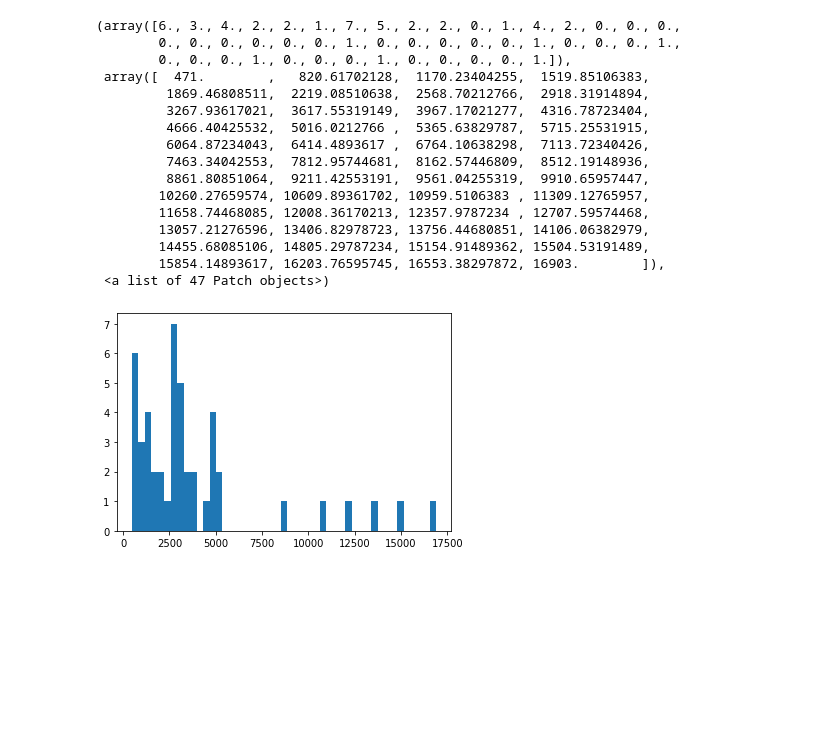
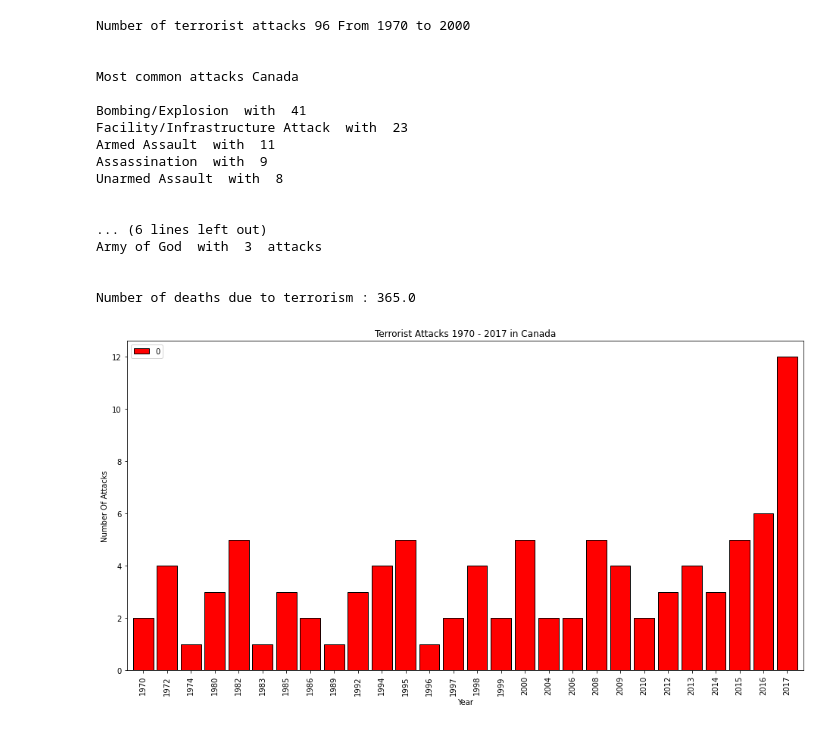
Before and after one commit to data301-2020-winter2/course-project-group_1020, a Jupyter notebook: analysis/nick/milestone1.ipynb, the cells around one changed output. Saved outputs shown, nothing was run; the diff lists cells and outputs as text; code cells hidden in the pictures; blank space fills up the shorter version.

```diff
--- a/analysis/nick/milestone1.ipynb
+++ b/analysis/nick/milestone1.ipynb
@@ -72,26 +87,21 @@ Year of the most attacks  1996
-# %%
-import matplotlib.pyplot as plt
-
-h =  [  len(df[df["year"] == i])  for i in set(df["year"])]
-
-
-
-plt.hist( h  , 47)
-# %% [output]
-(array([6., 3., 4., 2., 2., 1., 7., 5., 2., 2., 0., 1., 4., 2., 0., 0., 0.,
-        0., 0., 0., 0., 0., 0., 1., 0., 0., 0., 0., 0., 1., 0., 0., 0., 1.,
-        0., 0., 0., 1., 0., 0., 0., 1., 0., 0., 0., 0., 1.]),
- array([  471.        ,   820.61702128,  1170.23404255,  1519.85106383,
-         1869.46808511,  2219.08510638,  2568.70212766,  2918.31914894,
-         3267.93617021,  3617.55319149,  3967.17021277,  4316.78723404,
-         4666.40425532,  5016.0212766 ,  5365.63829787,  5715.25531915,
-         6064.87234043,  6414.4893617 ,  6764.10638298,  7113.72340426,
-         7463.34042553,  7812.95744681,  8162.57446809,  8512.19148936,
-         8861.80851064,  9211.42553191,  9561.04255319,  9910.65957447,
-        10260.27659574, 10609.89361702, 10959.5106383 , 11309.12765957,
-        11658.74468085, 12008.36170213, 12357.9787234 , 12707.59574468,
-        13057.21276596, 13406.82978723, 13756.44680851, 14106.06382979,
-        14455.68085106, 14805.29787234, 15154.91489362, 15504.53191489,
-        15854.14893617, 16203.76595745, 16553.38297872, 16903.        ]),
- <a list of 47 Patch objects>)
-[figure, removed]
+# %%
+cont("Canada")
+# %% [output]
+Number of terrorist attacks 96 From 1970 to 2000
+
+
+Most common attacks Canada
+
+Bombing/Explosion  with  41
+Facility/Infrastructure Attack  with  23
+Armed Assault  with  11
+Assassination  with  9
+Unarmed Assault  with  8
+
+
+... (6 lines left out)
+Army of God  with  3  attacks
+
+
+Number of deaths due to terrorism : 365.0
+[figure, added]
```
Also changed, not shown: parts of 7 cells of this notebook, 1 other file.
